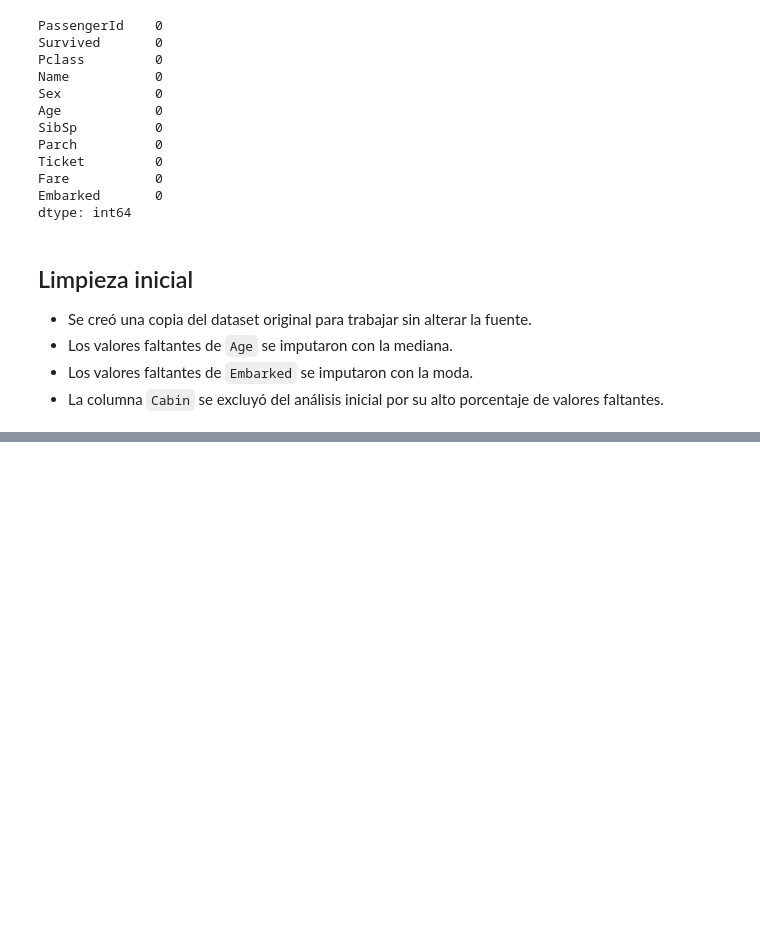
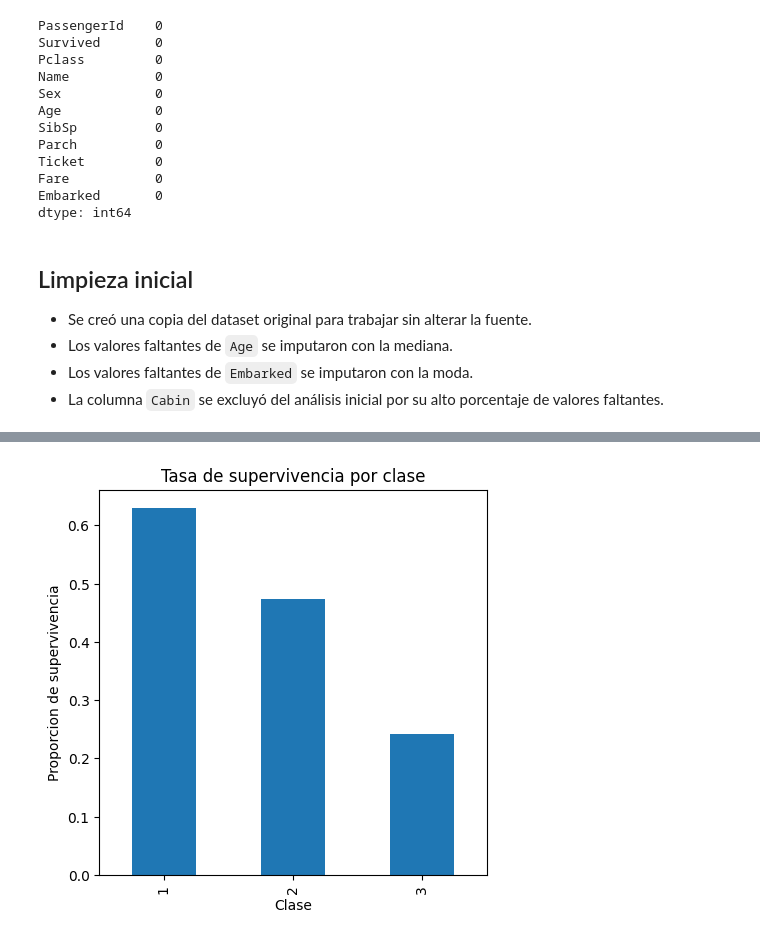
Before and after one commit to joseluisverag-hub/analisis-datos-ia, a Jupyter notebook: notebooks/01_exploracion.ipynb, the cells around one changed output, grey strips where cells are left out. Drawn from its saved outputs; the diff is of its cells as text; code cells hidden in the pictures; blank space fills up the shorter version.

```diff
--- a/notebooks/01_exploracion.ipynb
+++ b/notebooks/01_exploracion.ipynb
@@ -379,0 +408,3 @@ dtype: int64
+# %%
+df_model = df_clean.drop(columns=["Cabin"])
+df_model.head()
@@ -379,0 +456,8 @@ dtype: int64
+# %%
+df_model.groupby("Pclass")["Survived"].mean().plot(kind="bar", figsize=(5,5))
+plt.title("Tasa de supervivencia por clase")
+plt.ylabel("Proporcion de supervivencia")
+plt.xlabel("Clase")
+plt.show()
+# %% [output]
+[figure, added]
```
Also changed, not shown: parts of 11 cells of this notebook.
